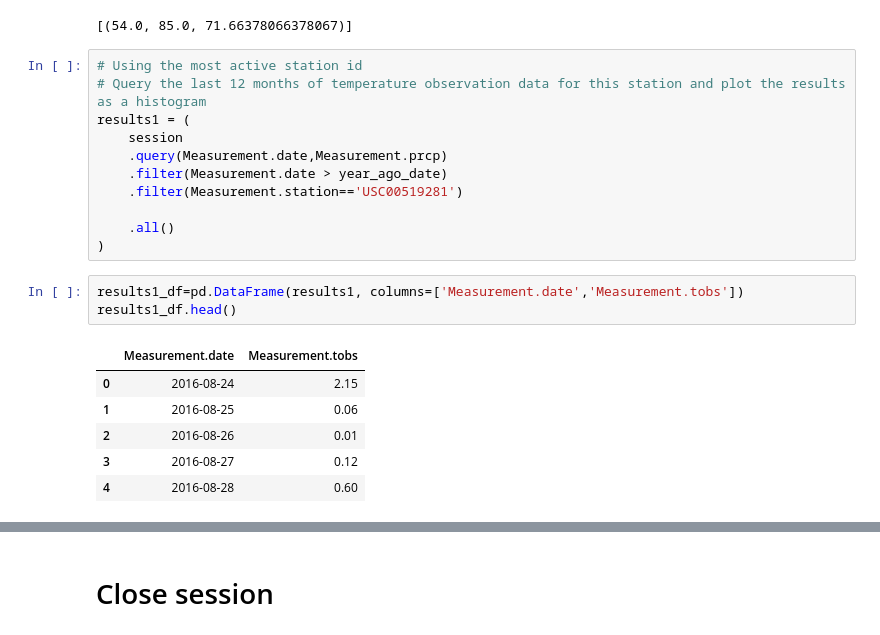
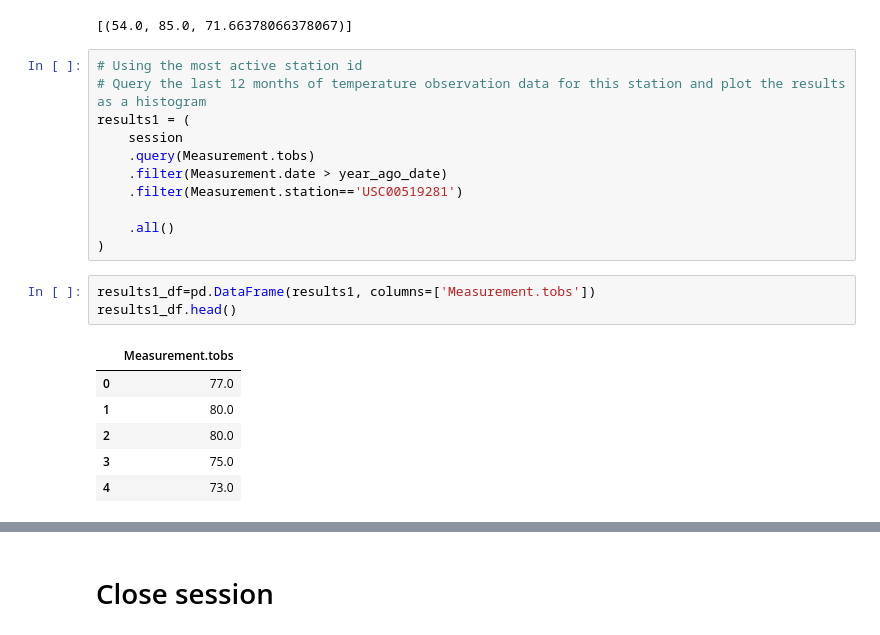
Before and after one commit to amjad5050/sqlalchemy-challenge, a Jupyter notebook: Instructions/climate_starter.ipynb, the cells around one changed output, grey strips where cells are left out. Saved outputs shown, nothing was run; the diff lists cells and outputs as text.

```diff
--- a/Instructions/climate_starter.ipynb
+++ b/Instructions/climate_starter.ipynb
@@ -195,19 +184,19 @@ most_active
 # Query the last 12 months of temperature observation data for this station and plot the results as a histogram
 results1 = (
     session
-    .query(Measurement.date,Measurement.prcp)
+    .query(Measurement.tobs)
     .filter(Measurement.date > year_ago_date)
     .filter(Measurement.station=='USC00519281')
 
     .all()
 )
 # %%
-results1_df=pd.DataFrame(results1, columns=['Measurement.date','Measurement.tobs'])
+results1_df=pd.DataFrame(results1, columns=['Measurement.tobs'])
 results1_df.head()
 # %% [output]
-|  | Measurement.date | Measurement.tobs |
-| 0 | 2016-08-24 | 2.15 |
-| 1 | 2016-08-25 | 0.06 |
-| 2 | 2016-08-26 | 0.01 |
-| 3 | 2016-08-27 | 0.12 |
-| 4 | 2016-08-28 | 0.60 |
+|  | Measurement.tobs |
+| 0 | 77.0 |
+| 1 | 80.0 |
+| 2 | 80.0 |
+| 3 | 75.0 |
+| 4 | 73.0 |
```
Also changed, not shown: parts of 6 cells of this notebook, 2 other files.
